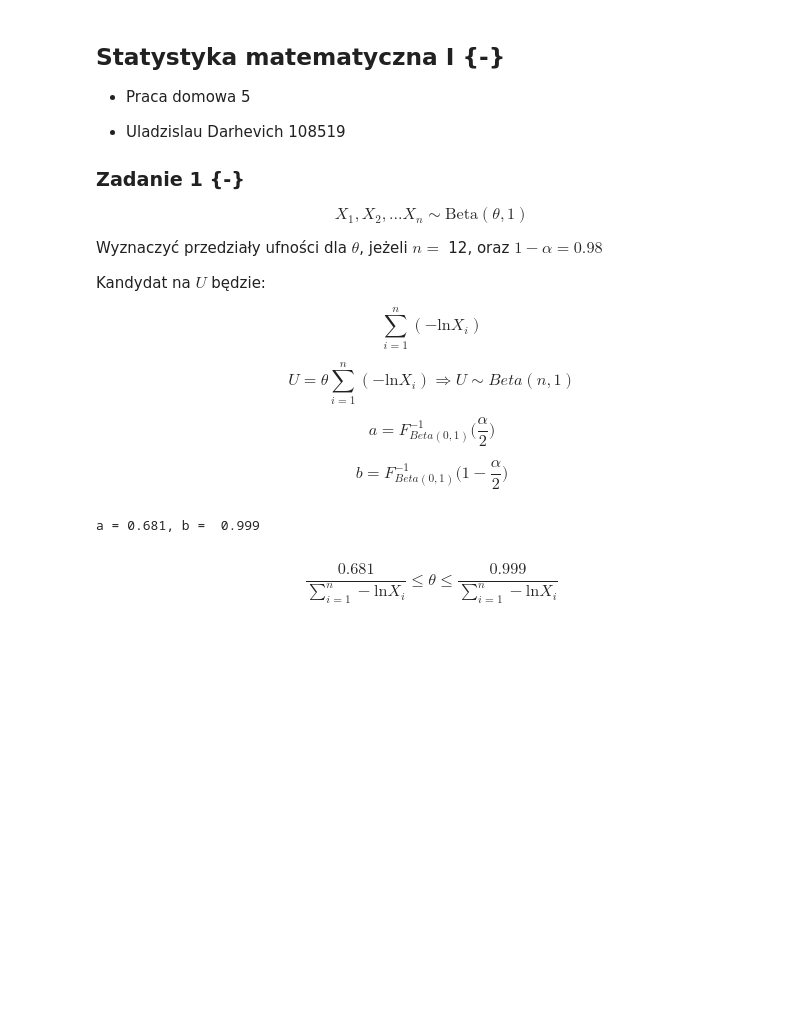
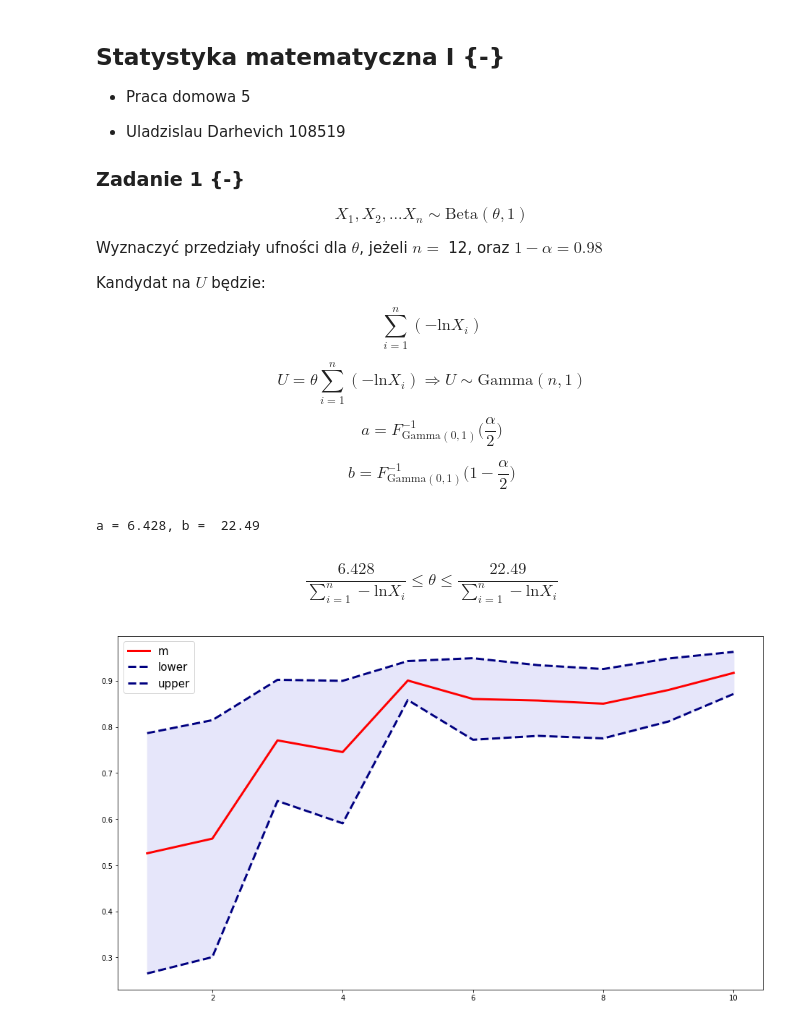
Before and after one commit to kosmobiker/SGH, a Jupyter notebook: Statistics/hw5.ipynb, the cells around one changed output. Drawn from its saved outputs; the diff is of its cells as text; code cells hidden in the pictures; blank space fills up the shorter version.

```diff
--- a/Statistics/hw5.ipynb
+++ b/Statistics/hw5.ipynb
@@ -17,20 +17,50 @@ Kandydat na $U$ będzie:
 
 $$\sum_{i=1}^{n}(-\text{ln} X_i)$$
 
-$$U = \theta\sum_{i=1}^{n}(-\text{ln} X_i)\Longrightarrow U\sim Beta(n,1)$$
+$$U = \theta\sum_{i=1}^{n}(-\text{ln} X_i)\Longrightarrow U\sim \text{Gamma}(n,1)$$
 
-$$a = F_{Beta(0,1)}^{-1}\bigg(\frac{\alpha}{2}\bigg)$$
+$$a = F_{\text{Gamma}(0,1)}^{-1}\bigg(\frac{\alpha}{2}\bigg)$$
 
-$$b = F_{Beta(0,1)}^{-1}\bigg(1 - \frac{\alpha}{2}\bigg)$$
+$$b = F_{\text{Gamma}(0,1)}^{-1}\bigg(1 - \frac{\alpha}{2}\bigg)$$
 # %%
-from scipy.stats import beta
+import numpy as np
+import scipy.stats as sc
+import matplotlib.pyplot as plt
+
 
 alpha = 0.02
 n = 12
-a = beta.ppf(alpha/2, n, 1)
-b = beta.ppf(1-alpha/2, n, 1)
+a = sc.gamma.ppf(alpha/2, n, 1)
+b = sc.gamma.ppf(1-alpha/2, n, 1)
 print(f"a = {round(a, 3)}, b =  {round(b, 3)}")
 # %% [output]
-a = 0.681, b =  0.999
+a = 6.428, b =  22.49
 # %% [markdown]
-$$\frac{0.681}{\sum_{i=1}^{n}-\text{ln}X_i}\le \theta\le \frac{0.999}{\sum_{i=1}^{n}-\text{ln}X_i}$$
+$$\frac{6.428}{\sum_{i=1}^{n}-\text{ln}X_i}\le \theta\le \frac{22.49}{\sum_{i=1}^{n}-\text{ln}X_i}$$
+# %%
+def mean_confidence_interval(data, confidence=(1-alpha)):
+    a = 1.0 * np.array(data)
+    n = len(a)
+    m, se = np.mean(a), sc.sem(a)
+    h = se * sc.t.ppf((1 + confidence) / 2., n-1)
+    return m, m-h, m+h
+
+thetas = np.linspace(1, 10, num=10)
+
+m = np.zeros(len(thetas))
+lower = np.zeros(len(thetas))
+upper = np.zeros(len(thetas))
+
+for i in range(len(thetas)):
+    sample = np.random.beta(thetas[i], 1, n)
+    m[i], lower[i], upper[i] = mean_confidence_interval(sample)
+# %%
+plt.figure(figsize=(16, 9))
+plt.plot(thetas, m, lw=3, label='m', color='red')
+plt.plot(thetas, lower, lw=3, label='lower', color='navy', linestyle='--')
+plt.plot(thetas, upper, lw=3, label='upper', color='navy', linestyle='--')
+plt.legend(fontsize=15)
+plt.fill_between(thetas, lower, upper, color='lavender')
+plt.show();
+# %% [output]
+[figure, added]
```
